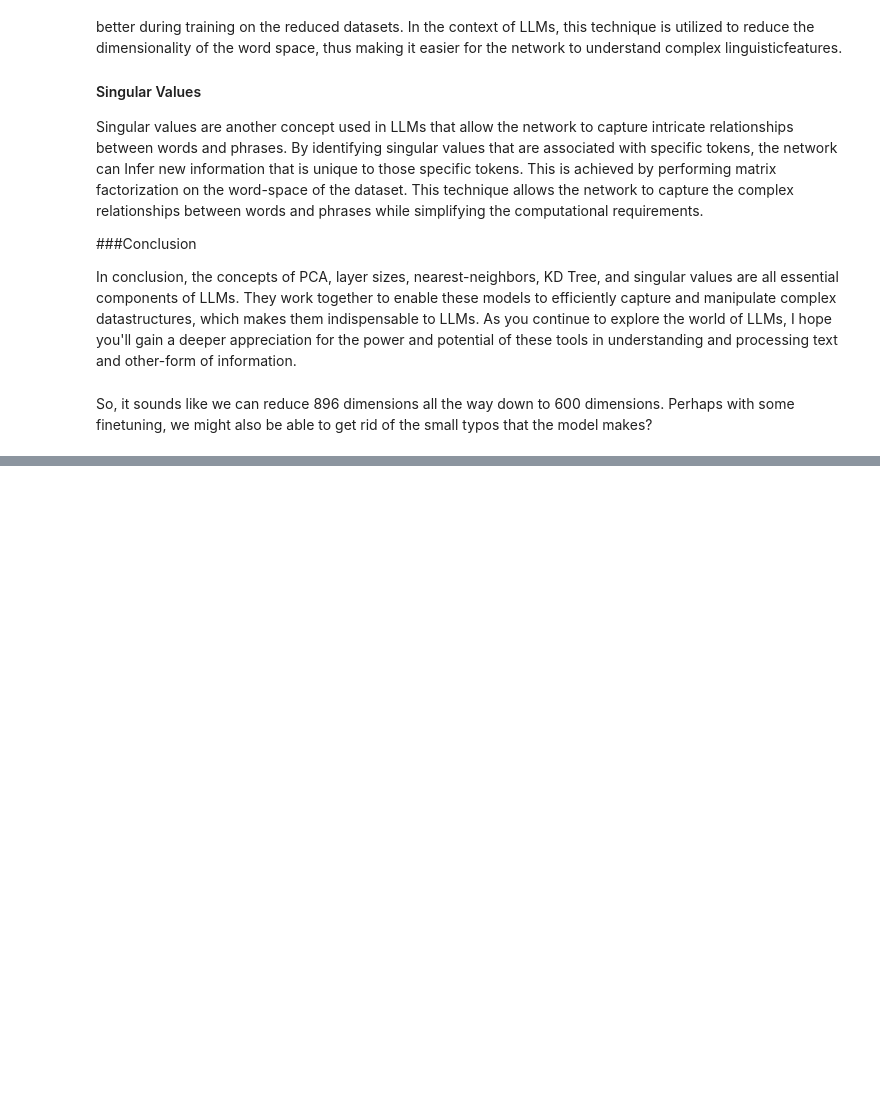
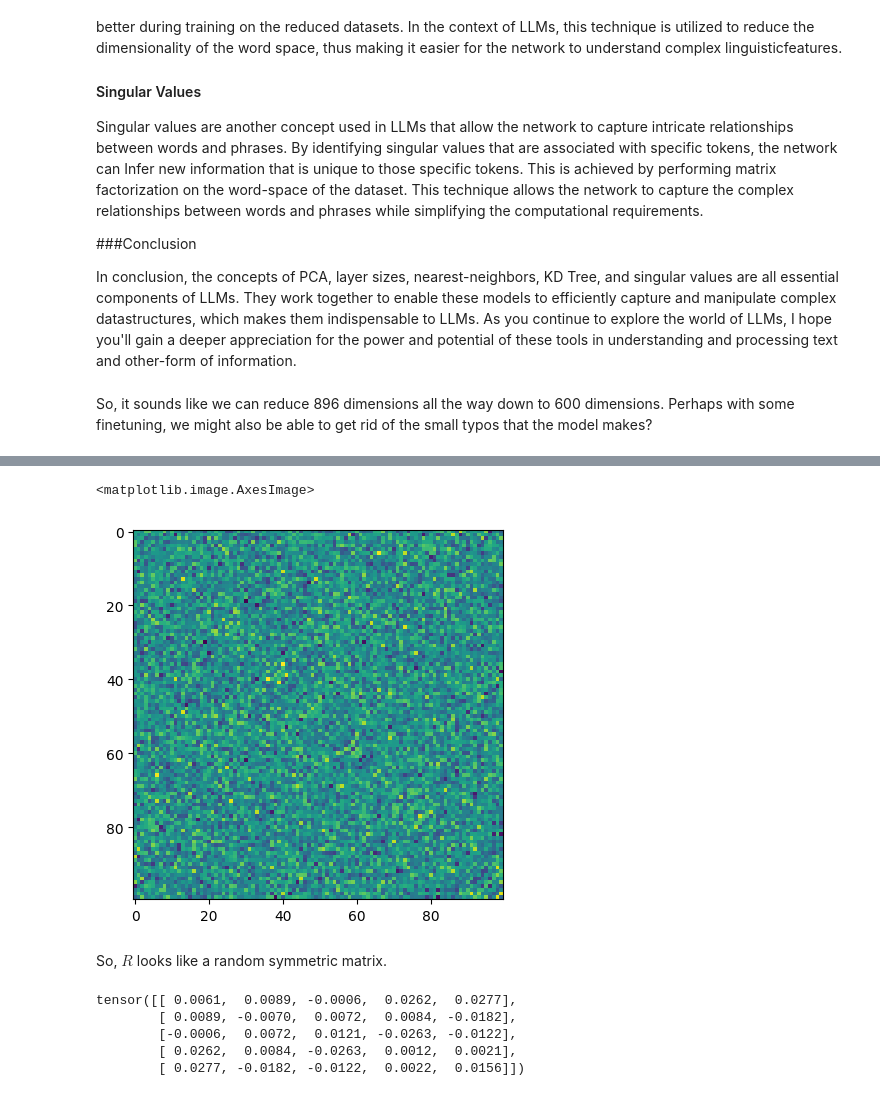
Before and after one commit to ozpau/make_llm, a Jupyter notebook: nbs/02_token_embeddings.ipynb, the cells around one changed output, grey strips where cells are left out. Cells and saved outputs as stored; diff of their text form; code cells hidden in the pictures; blank space fills up the shorter version.

```diff
--- a/nbs/02_token_embeddings.ipynb
+++ b/nbs/02_token_embeddings.ipynb
@@ -1095,0 +1134,17 @@ So, it sounds like we can reduce 896 dimensions all the way down to 600 dimensio
+# %%
+r = op - torch.eye(op.shape[0])*op.diag().mean()
+
+plt.imshow(r[:100,:100])
+# %% [output]
+<matplotlib.image.AxesImage>
+[figure, added]
+# %% [markdown]
+So, $R$ looks like a random symmetric matrix.
+# %%
+r[:5,:5]
+# %% [output]
+tensor([[ 0.0061,  0.0089, -0.0006,  0.0262,  0.0277],
+        [ 0.0089, -0.0070,  0.0072,  0.0084, -0.0182],
+        [-0.0006,  0.0072,  0.0121, -0.0263, -0.0122],
+        [ 0.0262,  0.0084, -0.0263,  0.0012,  0.0021],
+        [ 0.0277, -0.0182, -0.0122,  0.0022,  0.0156]])
```
Also changed, not shown: parts of 86 cells of this notebook, 1 other file.
